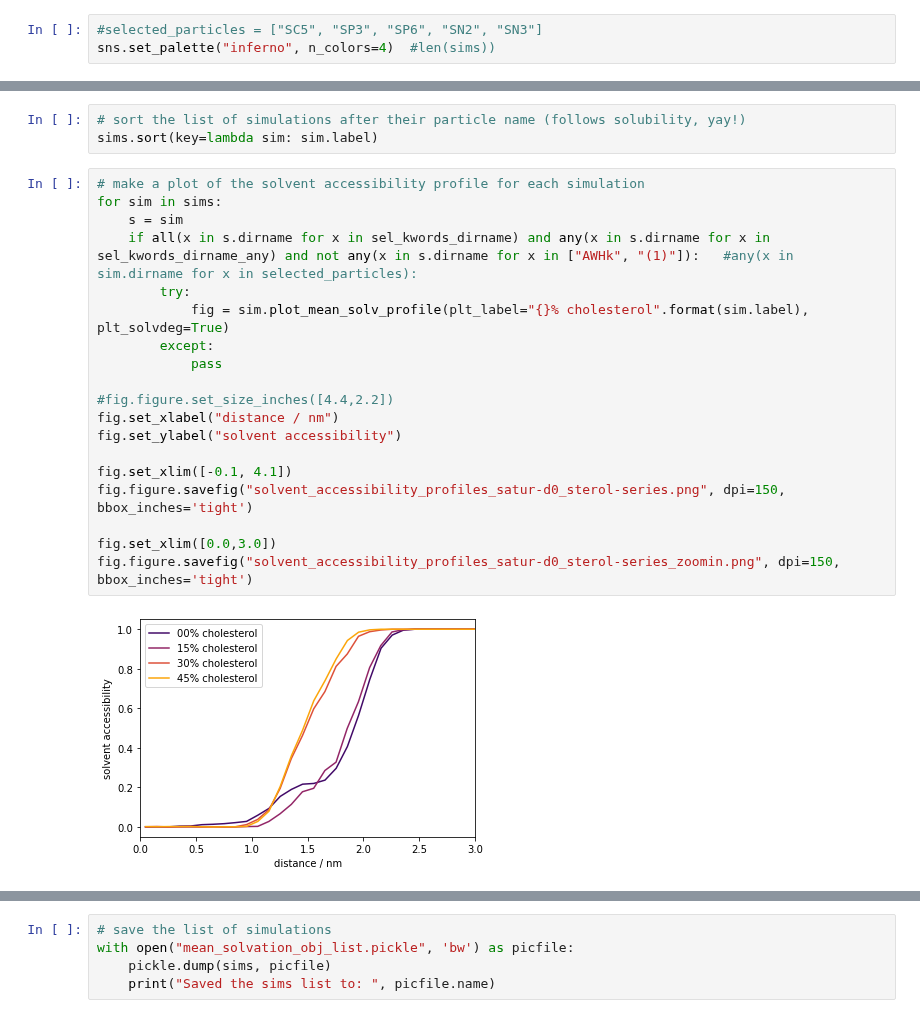
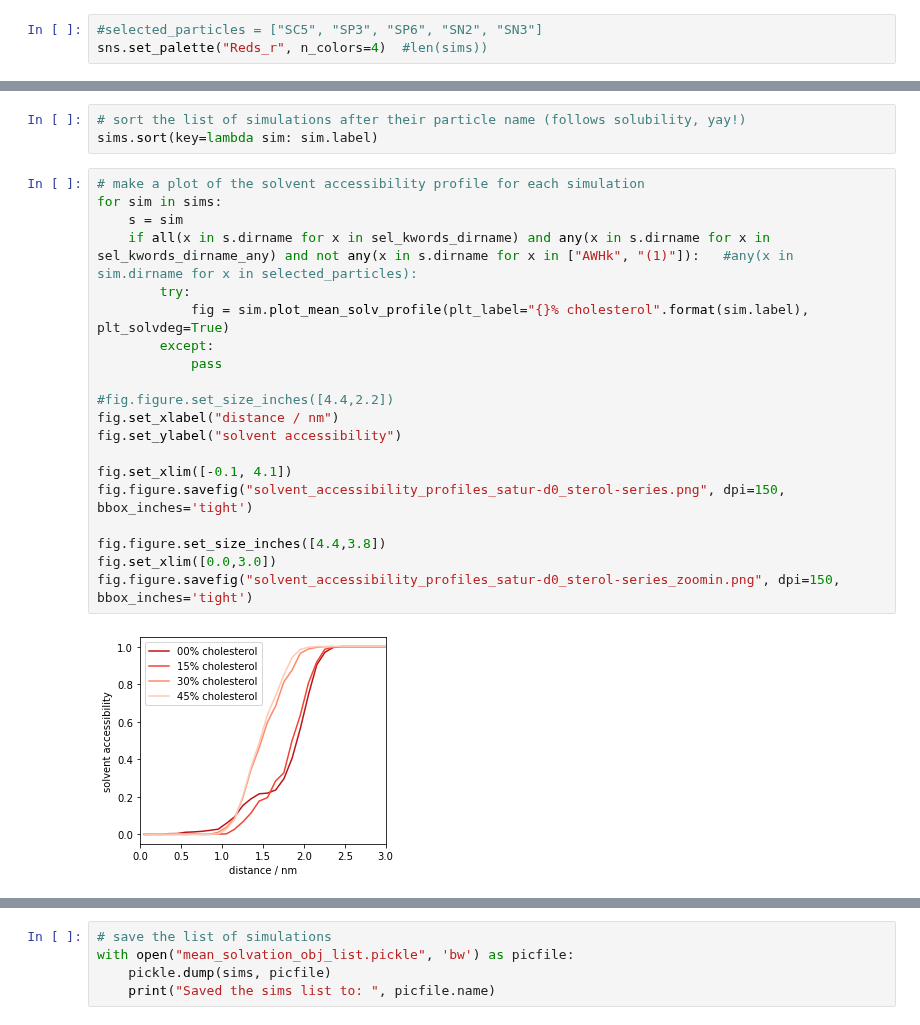
Before and after one commit to jmelcr/permeability, a Jupyter notebook: martini3/plot_mean_solvation_of_x_all_sims.ipynb, the cells around one changed output, grey strips where cells are left out. Cells and saved outputs as stored; diff of their text form.

```diff
--- a/martini3/plot_mean_solvation_of_x_all_sims.ipynb
+++ b/martini3/plot_mean_solvation_of_x_all_sims.ipynb
@@ -194,4 +194,4 @@ for f in pullx_files:
 ./noCholesterol_PC_variousTails_sims/POPC_C16-C18-0-1/POPC_288K/sim1-awh
 # %%
 #selected_particles = ["SC5", "SP3", "SP6", "SN2", "SN3"]
-sns.set_palette("inferno", n_colors=4)  #len(sims))
+sns.set_palette("Reds_r", n_colors=4)  #len(sims))
@@ -219,24 +221,25 @@ sims.sort(key=lambda sim: sim.label)
 # %%
 # make a plot of the solvent accessibility profile for each simulation
 for sim in sims:
     s = sim
     if all(x in s.dirname for x in sel_kwords_dirname) and any(x in s.dirname for x in sel_kwords_dirname_any) and not any(x in s.dirname for x in ["AWHk", "(1)"]):   #any(x in sim.dirname for x in selected_particles):
         try:
             fig = sim.plot_mean_solv_profile(plt_label="{}% cholesterol".format(sim.label), plt_solvdeg=True)
         except:
             pass
 
 #fig.figure.set_size_inches([4.4,2.2])
 fig.set_xlabel("distance / nm")
 fig.set_ylabel("solvent accessibility")
 
 fig.set_xlim([-0.1, 4.1])
 fig.figure.savefig("solvent_accessibility_profiles_satur-d0_sterol-series.png", dpi=150, bbox_inches='tight')
 
+fig.figure.set_size_inches([4.4,3.8])
 fig.set_xlim([0.0,3.0])
 fig.figure.savefig("solvent_accessibility_profiles_satur-d0_sterol-series_zoomin.png", dpi=150, bbox_inches='tight')
 # %% [output]
-[figure, old version]
+[figure, new version]
 # %%
 # make a plot of the mean solvation profile for each simulation
 for sim in sims:
```
Also changed, not shown: parts of 10 cells of this notebook, 7 other files.
